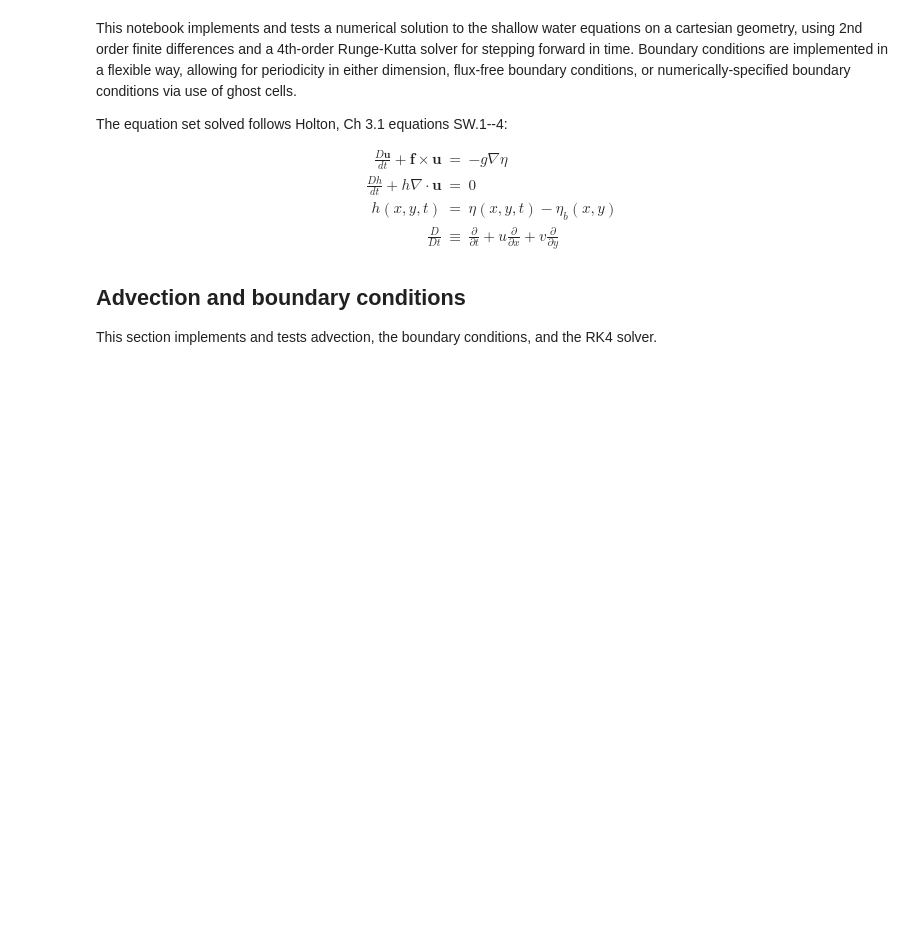
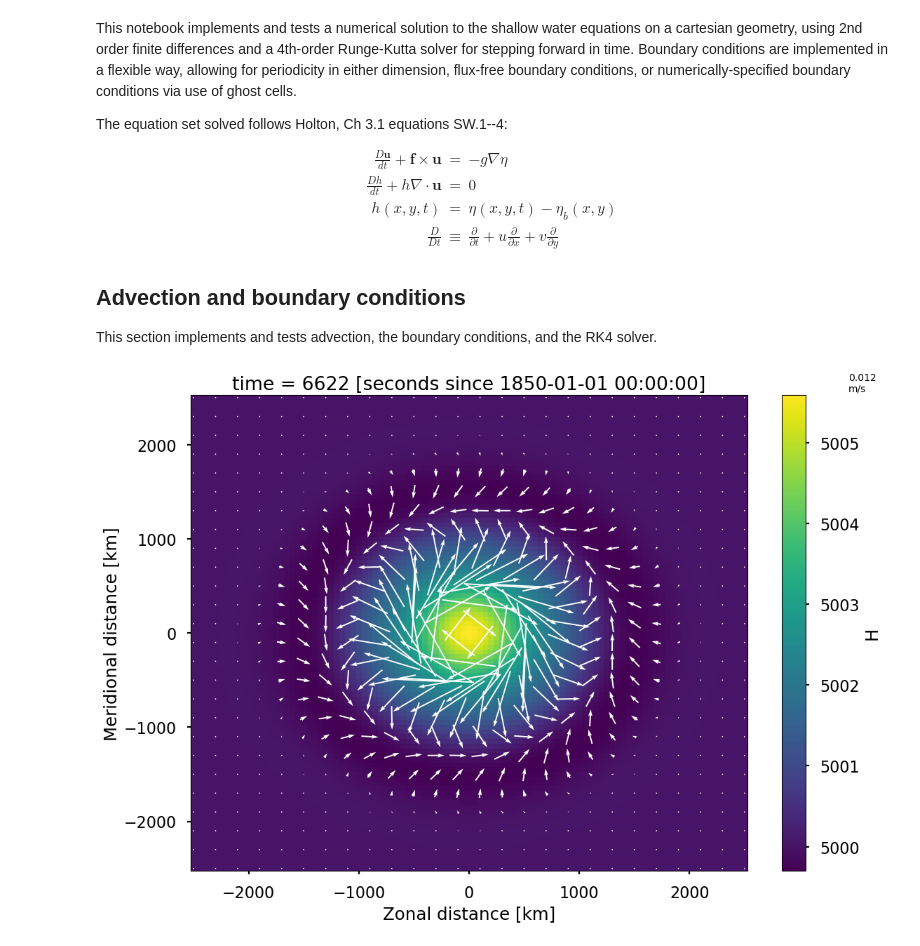
Before and after one commit to taobrienlbl/simple_dynamical_models, a Jupyter notebook: Testing Simple Shallow Water.ipynb, the cells around one changed output. Drawn from its saved outputs; the diff is of its cells as text; code cells hidden in the pictures; blank space fills up the shorter version.

Commit message:
updated code; verified geostrophic balance tests work

```diff
--- a/Testing Simple Shallow Water.ipynb
+++ b/Testing Simple Shallow Water.ipynb
@@ -5,3 +3,9 @@ import matplotlib.pyplot as plt
+# %%
+import numpy as np
+import xarray as xr
+import matplotlib as mpl
+import matplotlib.pyplot as plt
+mpl.style.use('seaborn-poster')
 # %% [markdown]
 This notebook implements and tests a numerical solution to the shallow water equations on a cartesian geometry, using 2nd order finite differences and a 4th-order Runge-Kutta solver for stepping forward in time.  Boundary conditions are implemented in a flexible way, allowing for periodicity in either dimension, flux-free boundary conditions, or numerically-specified boundary conditions via use of ghost cells.
 
@@ -363,0 +520,34 @@ assert MSE < 0.05
+# %%
+""" Test 8: The bell drop """
+# set the initial condition to be a bell
+nx = ny = 101
+dx = dy = 50e3
+s_b = 5
+a_b = 10
+h0 = 5e3
+cx = (nx-1)/2
+cy = (ny-1)/2
+x = np.arange(nx)
+y = np.arange(ny)
+x, y = np.meshgrid(x,y)
+
+state0 = np.zeros([3,ny,nx])
+state0[2,...] = \
+    h0 + a_b * np.exp(-((x - cx)**2 + (y - cy)**2)/(4*(s_b**2)))
+
+test8 = SW1DSolver(
+    nx = nx, ny = ny, dx = dx, dy = dy,
+    f = 1e-3,
+    advection_testing=False, state0 = state0)
+
+test8.step_forward(ndays = 300*test8.dt/86400, state0 = state0)
+
+test8_ds = test8.get_state_xarray().squeeze()
+
+
+fig, ax = plt.subplots()
+test8_ds['H'].plot(ax = ax)
+test8_ds.sel(x = slice(None,None, 4), y = slice(None,None,4)).plot.quiver('x','y','U','V',color = 'white')
+plt.show()
+# %% [output]
+[figure, added]
```
Also changed, not shown: parts of 7 cells of this notebook.
